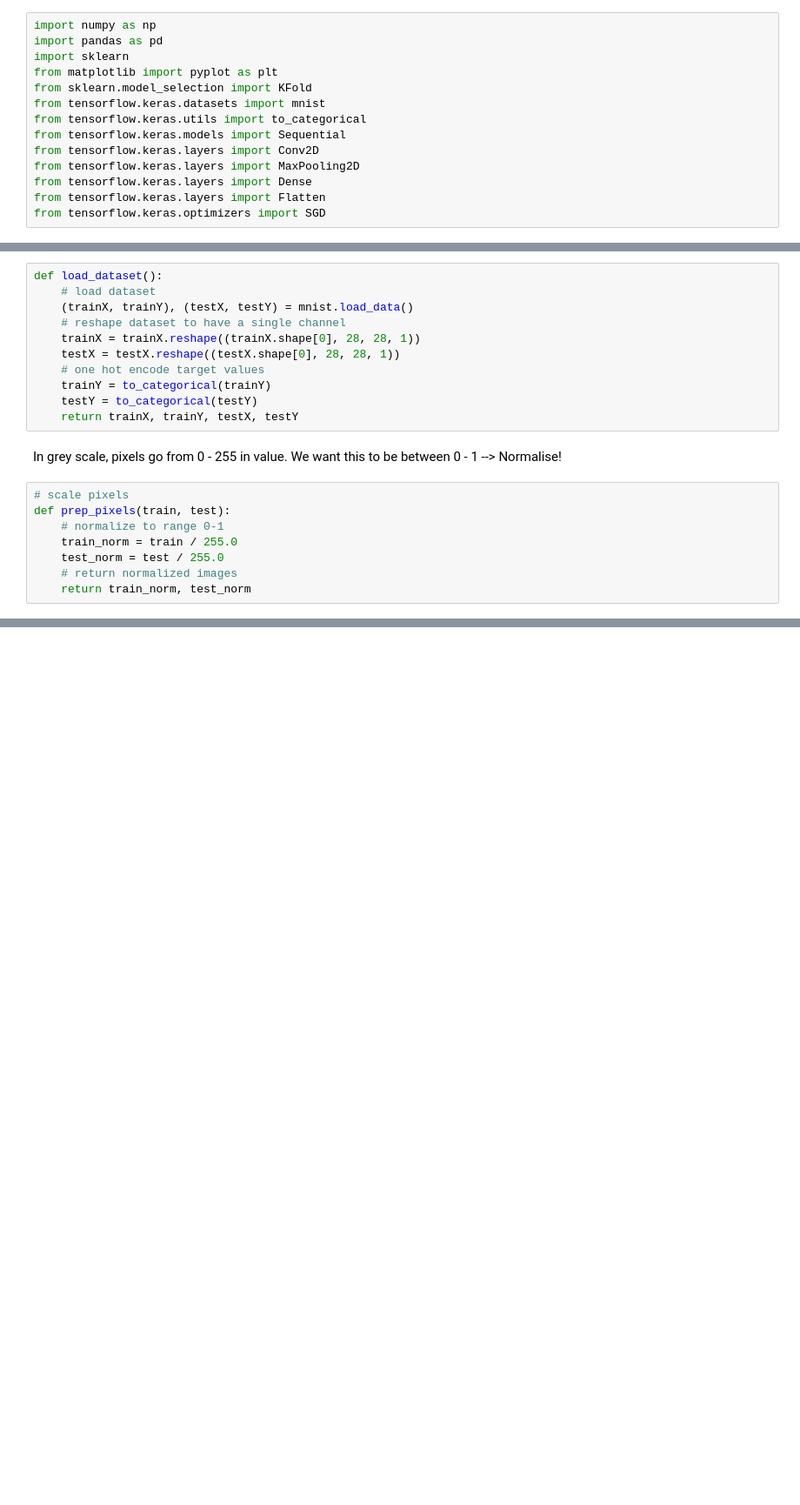
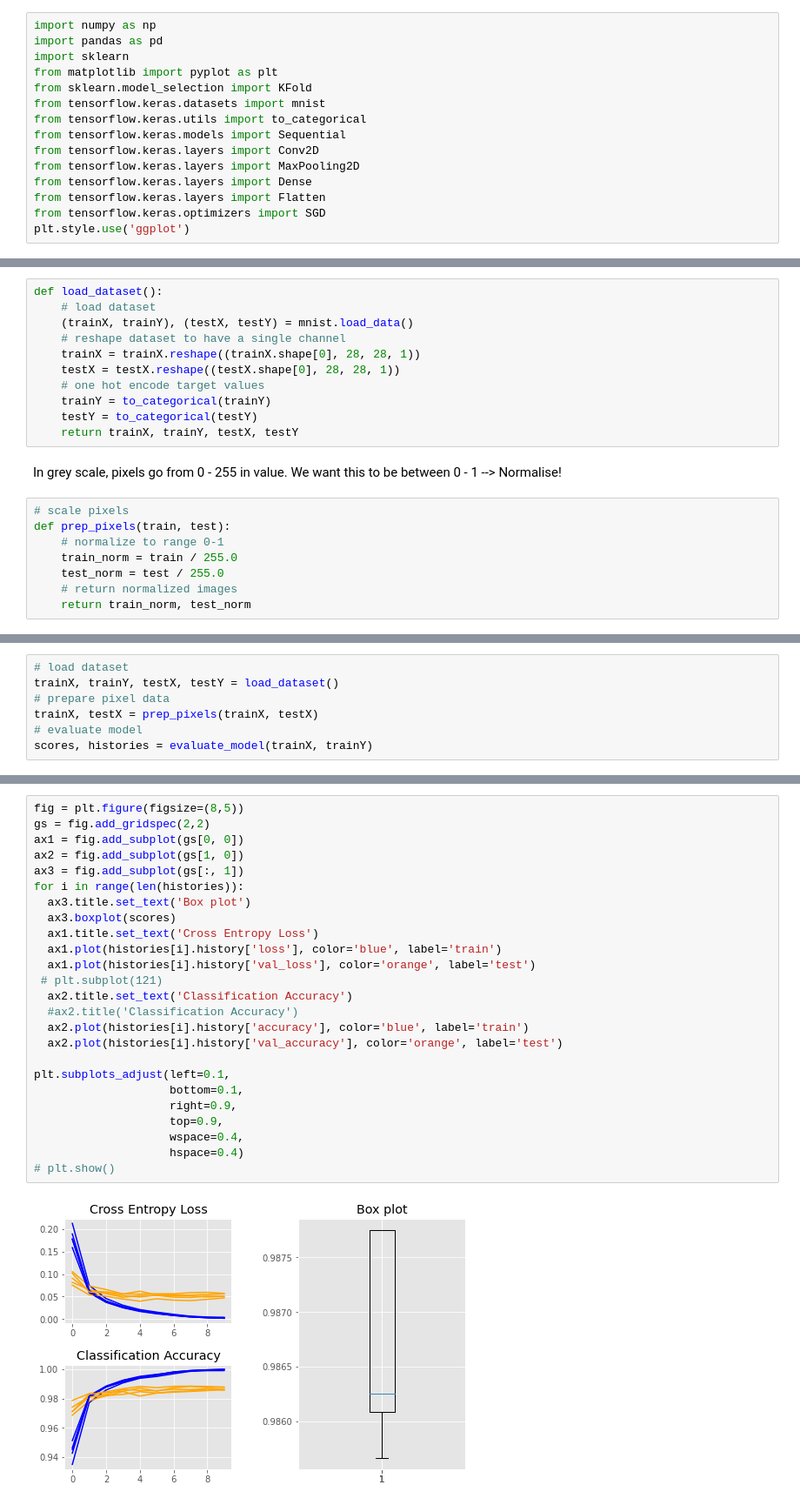
Before and after one commit to jordan-palmer/ml_bible, a Jupyter notebook: CNN.ipynb, the cells around one changed output, grey strips where cells are left out. Shown: that part at 87% size. Saved outputs shown, nothing was run; the diff lists cells and outputs as text; blank space fills up the shorter version.

```diff
--- a/CNN.ipynb
+++ b/CNN.ipynb
@@ -24,6 +24,7 @@ from tensorflow.keras.layers import MaxPooling2D
 from tensorflow.keras.layers import Dense
 from tensorflow.keras.layers import Flatten
 from tensorflow.keras.optimizers import SGD
+plt.style.use('ggplot')
 # %% [markdown]
 ### Load MNIST dataset
 
@@ -99,0 +139,7 @@ def define_model():
+# %%
+# load dataset
+trainX, trainY, testX, testY = load_dataset()
+# prepare pixel data
+trainX, testX = prep_pixels(trainX, testX)
+# evaluate model
+scores, histories = evaluate_model(trainX, trainY)
@@ -99,0 +156,27 @@ def define_model():
+# %%
+fig = plt.figure(figsize=(8,5))
+gs = fig.add_gridspec(2,2)
+ax1 = fig.add_subplot(gs[0, 0])
+ax2 = fig.add_subplot(gs[1, 0])
+ax3 = fig.add_subplot(gs[:, 1])
+for i in range(len(histories)):
+  ax3.title.set_text('Box plot')
+  ax3.boxplot(scores)
+  ax1.title.set_text('Cross Entropy Loss')
+  ax1.plot(histories[i].history['loss'], color='blue', label='train')
+  ax1.plot(histories[i].history['val_loss'], color='orange', label='test')
+ # plt.subplot(121)
+  ax2.title.set_text('Classification Accuracy')
+  #ax2.title('Classification Accuracy')
+  ax2.plot(histories[i].history['accuracy'], color='blue', label='train')
+  ax2.plot(histories[i].history['val_accuracy'], color='orange', label='test')
+
+plt.subplots_adjust(left=0.1,
+                    bottom=0.1,
+                    right=0.9,
+                    top=0.9,
+                    wspace=0.4,
+                    hspace=0.4)
+# plt.show()
+# %% [output]
+[figure, added]
```
Also changed, not shown: parts of 10 cells of this notebook.
